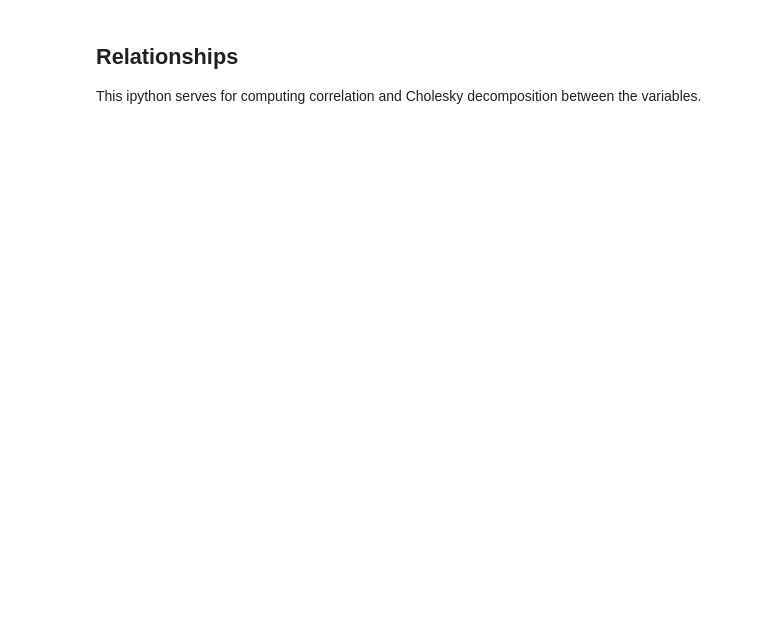
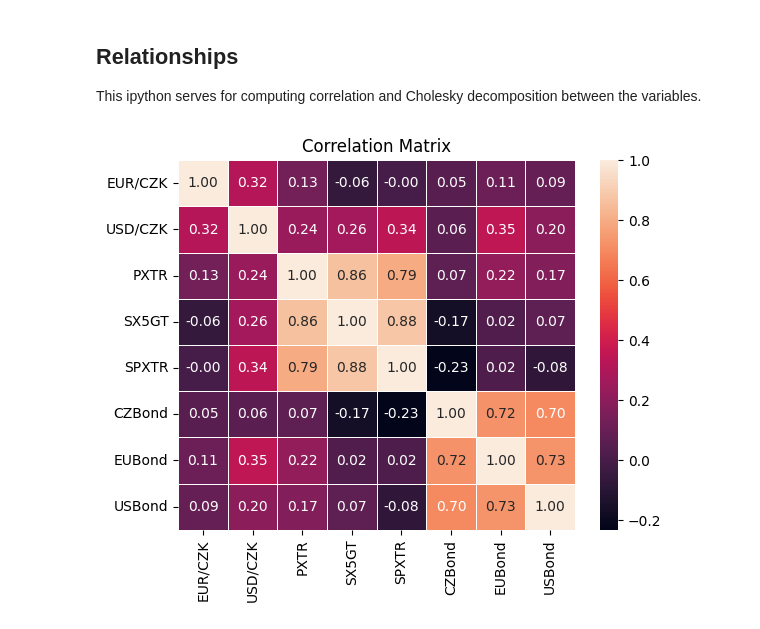
Before and after one commit to JachymS/FIRE_Rule_from_a_Perspective_of_a_Czech_Retail_Investor, a Jupyter notebook: processing/relationships.ipynb, the cells around one changed output. Drawn from its saved outputs; the diff is of its cells as text; code cells hidden in the pictures; blank space fills up the shorter version.

Commit message:
Correlation Matrix Constructed

```diff
--- a/processing/relationships.ipynb
+++ b/processing/relationships.ipynb
@@ -29,0 +35,47 @@ usbond = pd.read_excel("/Users/jachymsvejda/Documents/GitHub/FIRE_Rule_from_a_Pe
+# %%
+# Prepare column names
+
+# Exchange rates
+eur_czk.rename({"Returns": "EUR/CZK"}, axis=1, inplace=True)
+eur_czk=eur_czk[["Year", "EUR/CZK"]]
+usd_czk.rename({"Returns": "USD/CZK"}, axis=1, inplace=True)
+usd_czk=usd_czk[["Year", "USD/CZK"]]
+
+# Stocks
+pxtr.rename({"%Chg": "PXTR"}, axis=1, inplace=True)
+pxtr=pxtr[["Year", "PXTR"]]
+sx5gt.rename({"%Chg": "SX5GT"}, axis=1, inplace=True)
+sx5gt=sx5gt[["Year", "SX5GT"]]
+spxtr.rename({"%Chg": "SPXTR"}, axis=1, inplace=True)
+spxtr=spxtr[["Year", "SPXTR"]]
+
+# Bonds
+czbond.rename({"Return": "CZBond"}, axis=1, inplace=True)
+czbond=czbond[["Year", "CZBond"]]
+eubond.rename({"Return": "EUBond"}, axis=1, inplace=True)
+eubond=eubond[["Year", "EUBond"]]
+usbond.rename({"Return": "USBond"}, axis=1, inplace=True)
+usbond=usbond[["Year", "USBond"]]
+# %%
+# List of all dataframes (except for inflation)
+df_list = [eur_czk, usd_czk, pxtr, sx5gt, spxtr, czbond, eubond, usbond]
+
+# Outer join all data
+data = df_list[0]
+for df in df_list[1:]:
+    data = pd.merge(data, df, on='Year', how='outer')
+
+# Set "Year" as an index
+data.set_index("Year", inplace=True)
+# %%
+# Compute Correlation matrix
+corr_matrix = data.corr()
+# %%
+# Visualize Correlation Matrix
+plt.Figure(figsize=(10,8))
+sns.heatmap(corr_matrix, annot=True, fmt=".2f", linewidths=0.5)
+plt.title("Correlation Matrix")
+plt.savefig("/Users/jachymsvejda/Documents/GitHub/FIRE_Rule_from_a_Perspective_of_a_Czech_Retail_Investor/Visualizations/Relationships/Corr_matrix.pdf", format="pdf", bbox_inches="tight")
+plt.show()
+# %% [output]
+[figure, added]
```
Also changed, not shown: parts of 2 cells of this notebook, 3 other files.
